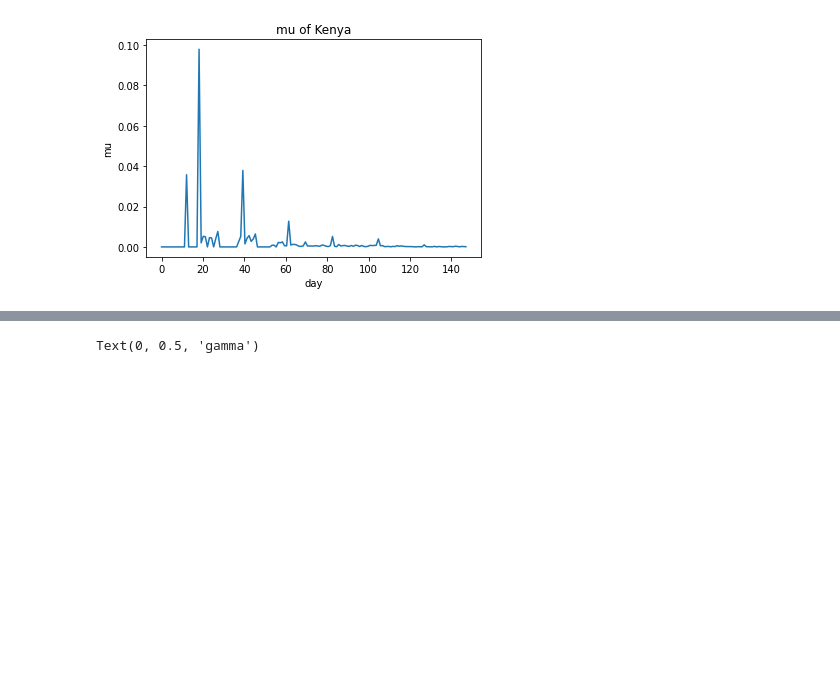
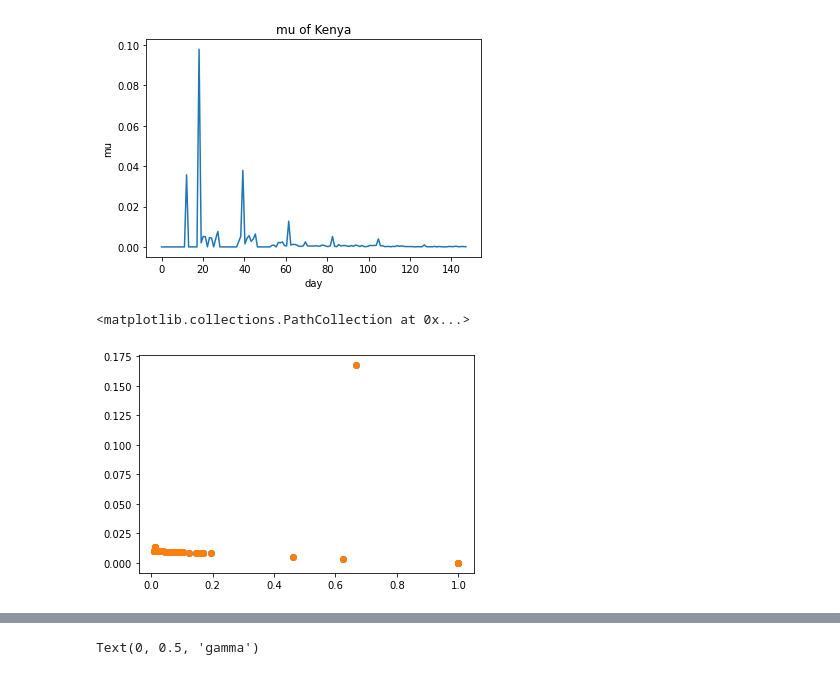
Before and after one commit to WeiSyuan-Lin/SIRD_model, a Jupyter notebook: SIRD.ipynb, the cells around one changed output, grey strips where cells are left out. Drawn from its saved outputs; the diff is of its cells as text; code cells hidden in the pictures; blank space fills up the shorter version.

```diff
--- a/SIRD.ipynb
+++ b/SIRD.ipynb
@@ -242,9 +335,9 @@ Dt_preds=np.array(Dt_preds)
 
   #return Dt_preds#,It_preds,Rt_preds,Dt_preds,BETA,Gamma,Mu
 # %%
-#Italy_beta=BETA
-#Italy_gamma=Gamma
-#Italy_mu=Mu
+Italy_beta=BETA
+Italy_gamma=Gamma
+Italy_mu=Mu
 
 
 #Germany_beta=BETA
@@ -376,6 +478,12 @@ plt.ylabel('mu')
 # %% [output]
 Text(0, 0.5, 'mu')
 [figure]
+# %%
+plt.scatter(Italy_beta,Italy_gamma,label='Italy')
+plt.scatter(Germany_beta,Germany_gamma,label='Germany')
+# %% [output]
+<matplotlib.collections.PathCollection at 0x...>
+[figure, added]
 # %%
 plt.scatter(Italy_beta,Italy_gamma,label='Italy')
 plt.scatter(Germany_beta,Germany_gamma,label='Germany')
```
Also changed, not shown: parts of 13 cells of this notebook.
